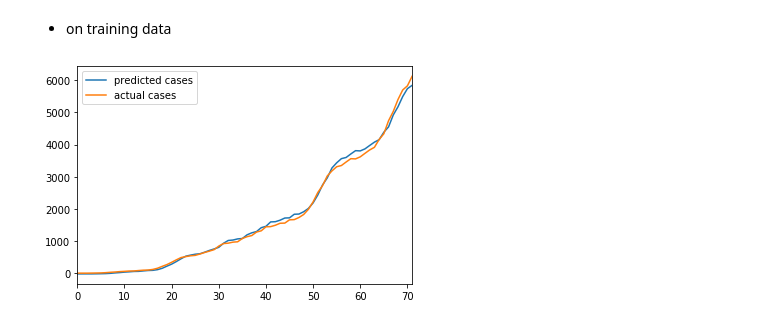
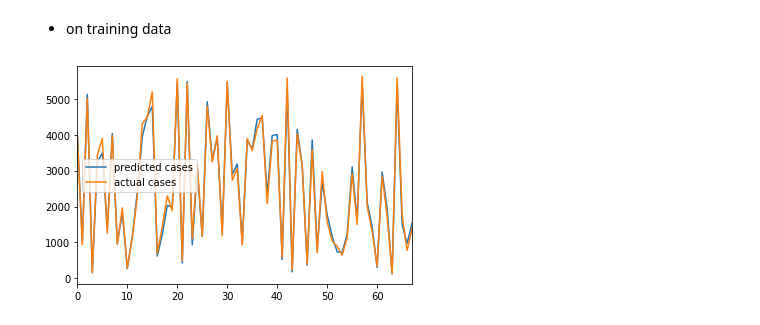
Before and after one commit to VICS-CORE/stats, a Jupyter notebook: 10_RNN.ipynb, the cells around one changed output. Saved outputs shown, nothing was run; the diff lists cells and outputs as text; code cells hidden in the pictures.

```diff
--- a/10_RNN.ipynb
+++ b/10_RNN.ipynb
@@ -96,16 +96,17 @@ it_cnf = np.array(it_df['daily'].rolling(6, center=True, min_periods=1).mean())
 es_cnf = np.array(es_df['daily'].rolling(6, center=True, min_periods=1).mean()) / 10000
 
 # Choose among India or Italy or Spain here
-cnf = in_cnf # np.append(it_cnf, es_cnf)
+cnf = it_cnf # np.append(it_cnf, es_cnf)
 SEQ_LEN = 5
 dataset = get_rnn_dataset(cnf, SEQ_LEN)
 
-val_len = int(0.2 * len(dataset))
+VAL_SPLIT = 0.2
+val_len = int(VAL_SPLIT * len(dataset))
 train_len = len(dataset) - val_len
 train_set, val_set = tdt.random_split(dataset, (train_len, val_len))
 
-seq_train_loader = tdt.DataLoader(train_set, shuffle=False, batch_size=1)
-rnd_train_loader = tdt.DataLoader(train_set, shuffle=True, batch_size=1)
+seq_trn_loader = tdt.DataLoader(train_set, shuffle=False, batch_size=1)
+rnd_trn_loader = tdt.DataLoader(train_set, shuffle=True, batch_size=1)
 val_loader = tdt.DataLoader(val_set, shuffle=True, batch_size=1)
 # %% [markdown]
 ### Define NN and train
@@ -147,7 +148,7 @@ class Forecaster(tnn.Module):
 
 HIDDEN_SIZE = 2
 NUM_LAYERS = 1
-LEARNING_RATE = 0.01
+LEARNING_RATE = 0.001
 
 model = Forecaster(seq_len=SEQ_LEN, hidden_size=HIDDEN_SIZE, num_layers=NUM_LAYERS)
 loss_fn = tnn.MSELoss()
@@ -157,10 +158,10 @@ optimizer = top.Adam(model.parameters(), lr=LEARNING_RATE)
 trn_loss_vals = []
 val_loss_vals = []
 
-NUM_EPOCHS = 20
+NUM_EPOCHS = 100
 for e in range(NUM_EPOCHS):
     # train
-    for i, data in enumerate(rnd_train_loader):
+    for i, data in enumerate(rnd_trn_loader):
         ip, op = data
         optimizer.zero_grad() # set grads to 0
         pred, _ = model(ip.view(SEQ_LEN, 1, 1)) # predict
@@ -184,7 +185,7 @@ for e in range(NUM_EPOCHS):
             val_losses.append(loss)
         avg_val_loss = torch.stack(val_losses).mean().item()
         val_loss_vals.append(avg_val_loss)
-        print("epoch:", f"{e:3}", "val_loss:", f"{avg_val_loss: .5f}")
+        print("epoch:", f"{e:3}", "val_loss:", f"{avg_val_loss: .5f}", "trn_loss:", f"{trn_loss_vals[-1]: .5f}")
 
 df_trn_loss = pd.DataFrame({
     'trn_loss': trn_loss_vals
@@ -266,19 +264,19 @@ OUT: tensor([6071.9438, 6036.5312, 6008.4233, 5986.0371, 5968.1602, 5953.8535,
 # %%
 pred_vals = []
 out_vals = []
-for data in seq_data_loader:
+for data in seq_trn_loader:
     ip, op = data
     pred = model.predict(ip.view(SEQ_LEN, 1, 1))
     pred_vals.append(pred.item() * 10000)
     out_vals.append(op.view(SEQ_LEN)[-1].item() * 10000)
 
 cmp_df = pd.DataFrame({
     'predicted cases': pred_vals,
     'actual cases': out_vals
 })
 _ = cmp_df.plot()
 # %% [output]
-[figure, old version]
+[figure, new version]
 # %%
 for k in model.state_dict().keys():
     print(k, "=", model.state_dict()[k])
```
Also changed, not shown: parts of 5 cells of this notebook.
